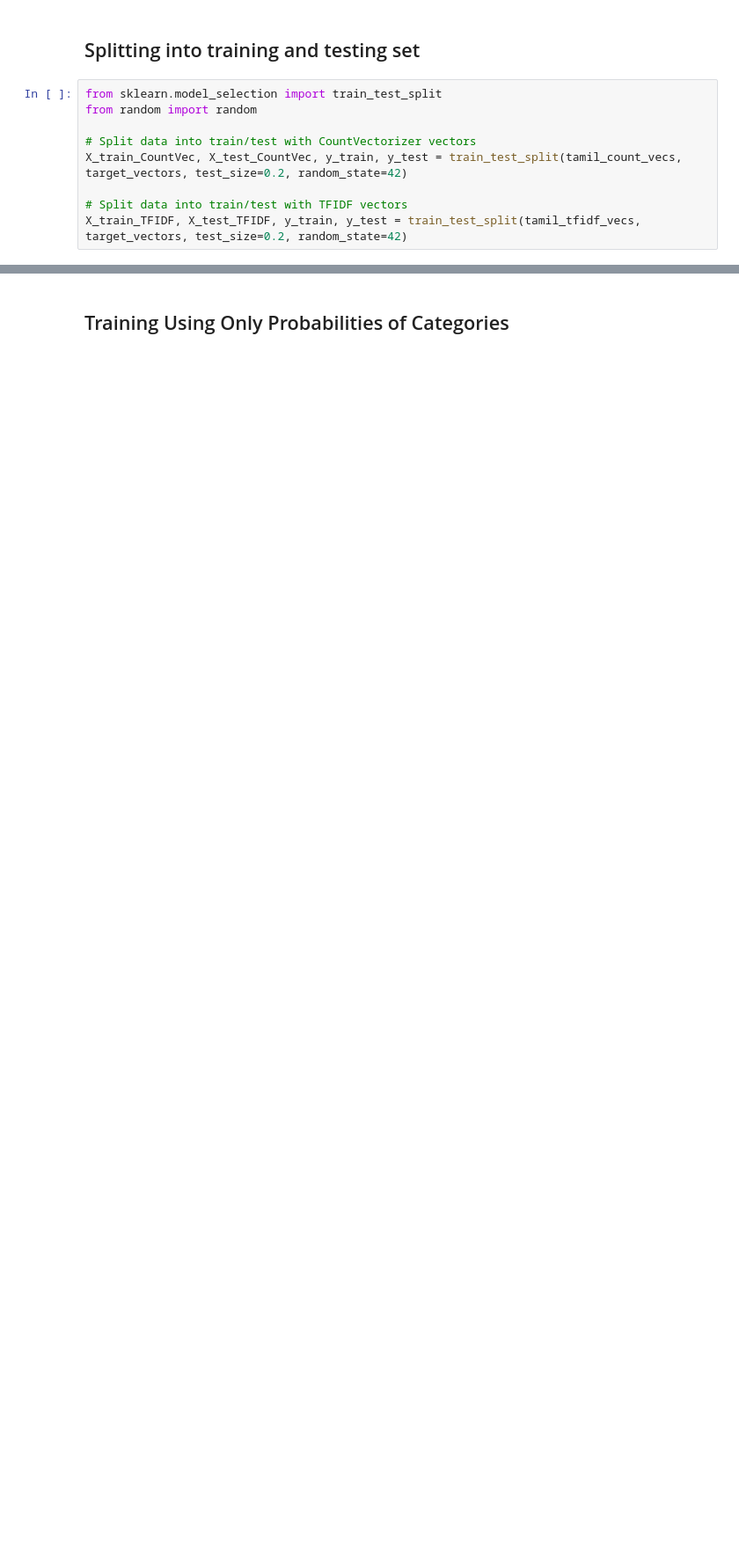
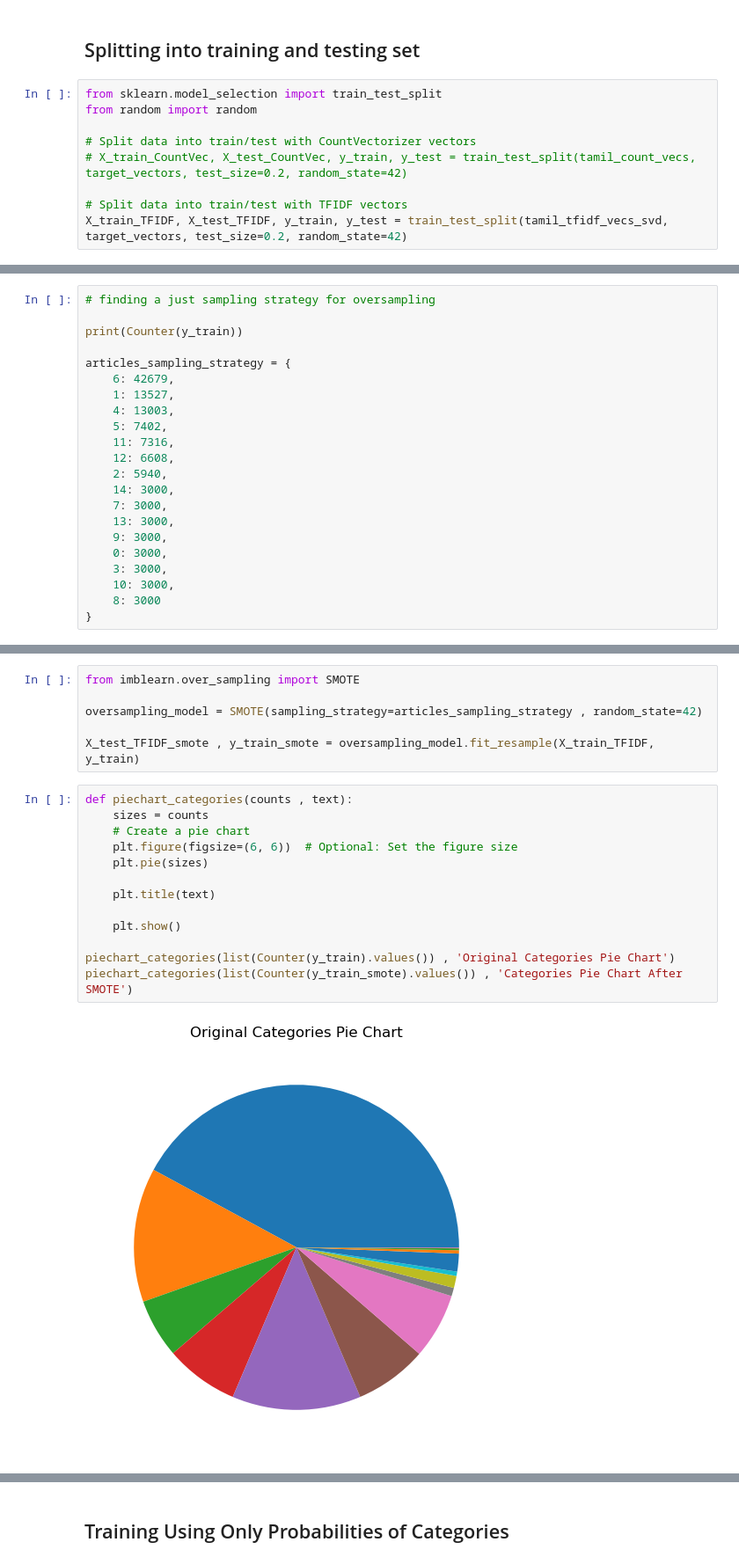
Before and after one commit to ojasiiitd/Tamil-Murasu-Categorization, a Jupyter notebook: Tamil-Articles.ipynb, the cells around one changed output, grey strips where cells are left out. Shown at 88% size. Cells and saved outputs as stored; diff of their text form; blank space fills up the shorter version.

Commit message:
experimented with svd, SMOTE techniques

```diff
--- a/Tamil-Articles.ipynb
+++ b/Tamil-Articles.ipynb
@@ -210,7 +228,7 @@ from sklearn.model_selection import train_test_split
 from random import random
 
 # Split data into train/test with CountVectorizer vectors
-X_train_CountVec, X_test_CountVec, y_train, y_test = train_test_split(tamil_count_vecs, target_vectors, test_size=0.2, random_state=42)
+# X_train_CountVec, X_test_CountVec, y_train, y_test = train_test_split(tamil_count_vecs, target_vectors, test_size=0.2, random_state=42)
 
 # Split data into train/test with TFIDF vectors
-X_train_TFIDF, X_test_TFIDF, y_train, y_test = train_test_split(tamil_tfidf_vecs, target_vectors, test_size=0.2, random_state=42)
+X_train_TFIDF, X_test_TFIDF, y_train, y_test = train_test_split(tamil_tfidf_vecs_svd, target_vectors, test_size=0.2, random_state=42)
@@ -216,0 +237,22 @@ X_train_TFIDF, X_test_TFIDF, y_train, y_test = train_test_split(tamil_tfidf_vecs
+# %%
+# finding a just sampling strategy for oversampling
+
+print(Counter(y_train))
+
+articles_sampling_strategy = {
+    6: 42679,
+    1: 13527,
+    4: 13003,
+    5: 7402,
+    11: 7316,
+    12: 6608,
+    2: 5940,
+    14: 3000,
+    7: 3000,
+    13: 3000,
+    9: 3000,
+    0: 3000,
+    3: 3000,
+    10: 3000,
+    8: 3000
+}
@@ -216,0 +261,21 @@ X_train_TFIDF, X_test_TFIDF, y_train, y_test = train_test_split(tamil_tfidf_vecs
+# %%
+from imblearn.over_sampling import SMOTE
+
+oversampling_model = SMOTE(sampling_strategy=articles_sampling_strategy , random_state=42)
+
+X_test_TFIDF_smote , y_train_smote = oversampling_model.fit_resample(X_train_TFIDF, y_train)
+# %%
+def piechart_categories(counts , text):
+    sizes = counts
+    # Create a pie chart
+    plt.figure(figsize=(6, 6))  # Optional: Set the figure size
+    plt.pie(sizes)
+
+    plt.title(text)
+
+    plt.show()
+
+piechart_categories(list(Counter(y_train).values()) , 'Original Categories Pie Chart')
+piechart_categories(list(Counter(y_train_smote).values()) , 'Categories Pie Chart After SMOTE')
+# %% [output]
+[figure, added]
```
Also changed, not shown: parts of 31 cells of this notebook, 1 other file.
